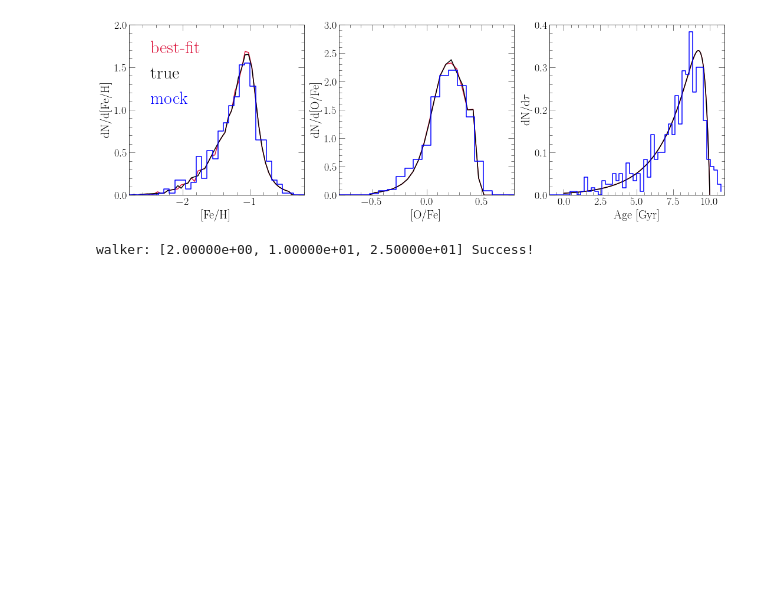
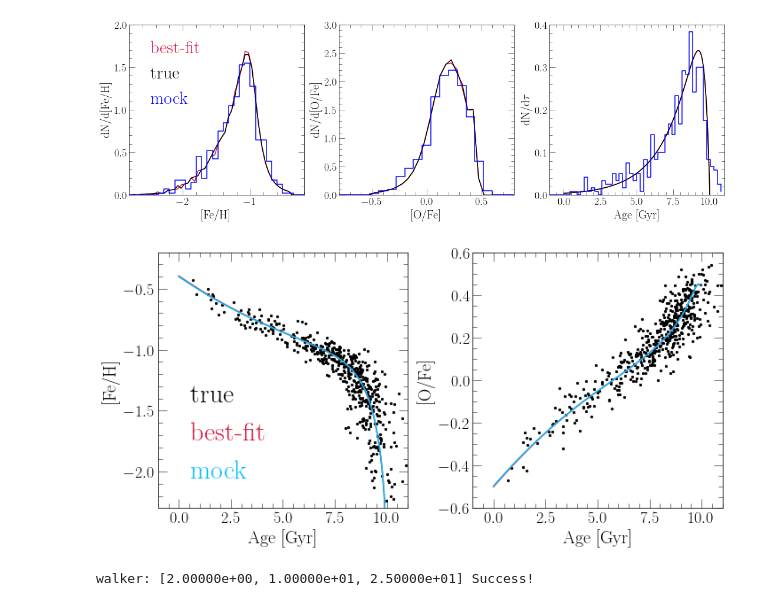
Before and after one commit to giganano/h3halo, a Jupyter notebook: notebooks/mock.ipynb, the cells around one changed output. Saved outputs shown, nothing was run; the diff lists cells and outputs as text; code cells hidden in the pictures; blank space fills up the shorter version.

```diff
--- a/notebooks/mock.ipynb
+++ b/notebooks/mock.ipynb
@@ -331,6 +336,48 @@ for ext in ["pdf", "png"]: plt.savefig("./mock/distributions_longchain.%s" % (ex
 plt.show()
 # %% [output]
 [figure]
+# %%
+fig = plt.figure(figsize = (10, 5))
+axes = []
+for i in range(2):
+    axes.append(fig.add_subplot(121 + i))
+    axes[i].set_xlabel("Age [Gyr]")
+    axes[i].set_ylabel(["[Fe/H]", "[O/Fe]"][i])
+    axes[i].set_xlim([-1, 11])
+axes[0].set_ylim([-2.3, -0.2])
+axes[1].set_ylim([-0.6, 0.6])
+
+kwargs = {
+    "c": named_colors()["black"],
+    "label": "mock"
+}
+axes[0].scatter(data["age"], data["[fe/h]"], s = 5, **kwargs)
+axes[1].scatter(data["age"], data["[o/fe]"], s = 5, **kwargs)
+
+true = vice.output("../mock")
+kwargs["c"] = named_colors()["crimson"]
+kwargs["label"] = "true"
+axes[0].plot(true.history["lookback"], true.history["[fe/h]"], **kwargs)
+axes[1].plot(true.history["lookback"], true.history["[o/fe]"], **kwargs)
+
+bf = vice.output("bestfit")
+kwargs["c"] = named_colors()["deepskyblue"]
+kwargs["label"] = "best-fit"
+axes[0].plot(bf.history["lookback"], bf.history["[fe/h]"], **kwargs)
+axes[1].plot(bf.history["lookback"], bf.history["[o/fe]"], **kwargs)
+
+kwargs = {
+    "loc": mpl_loc("lower left"),
+    "ncol": 1,
+    "handlelength": 0,
+    "fontsize": 30
+}
+leg = axes[0].legend(**kwargs)
+fancy_legend(leg, ["black", "crimson", "deepskyblue"])
+plt.tight_layout()
+plt.show()
+# %% [output]
+[figure, added]
 # %%
 from mockfit import expifr_mcmc
 raw = np.genfromtxt("../mock.dat")
```
Also changed, not shown: parts of 6 cells of this notebook, 57 other files.
